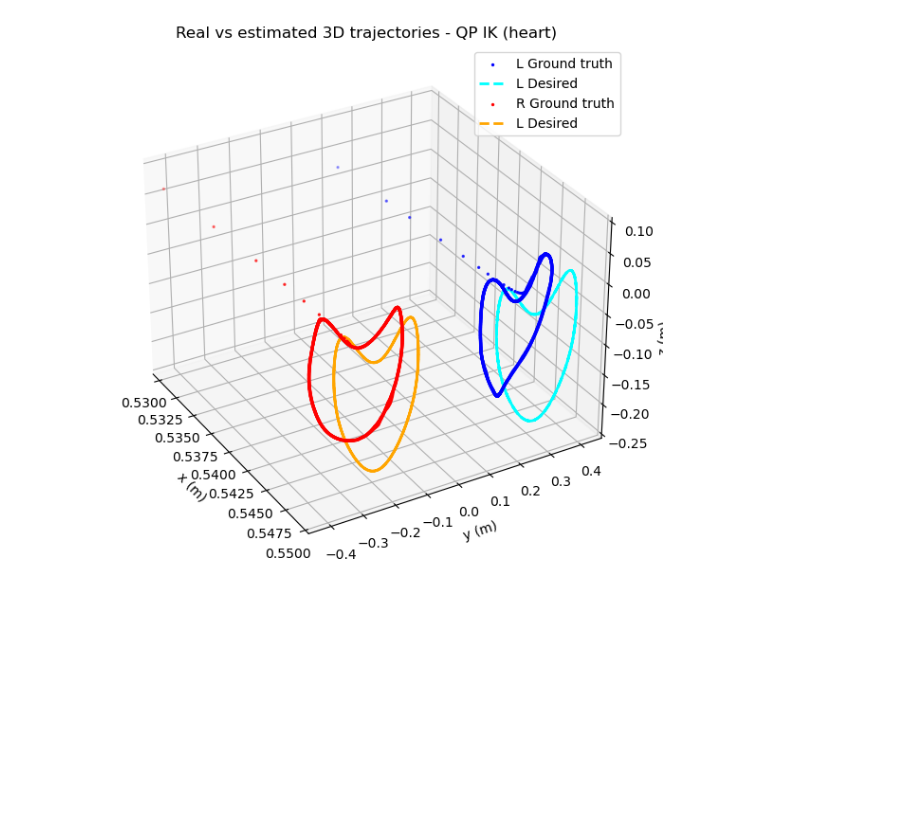
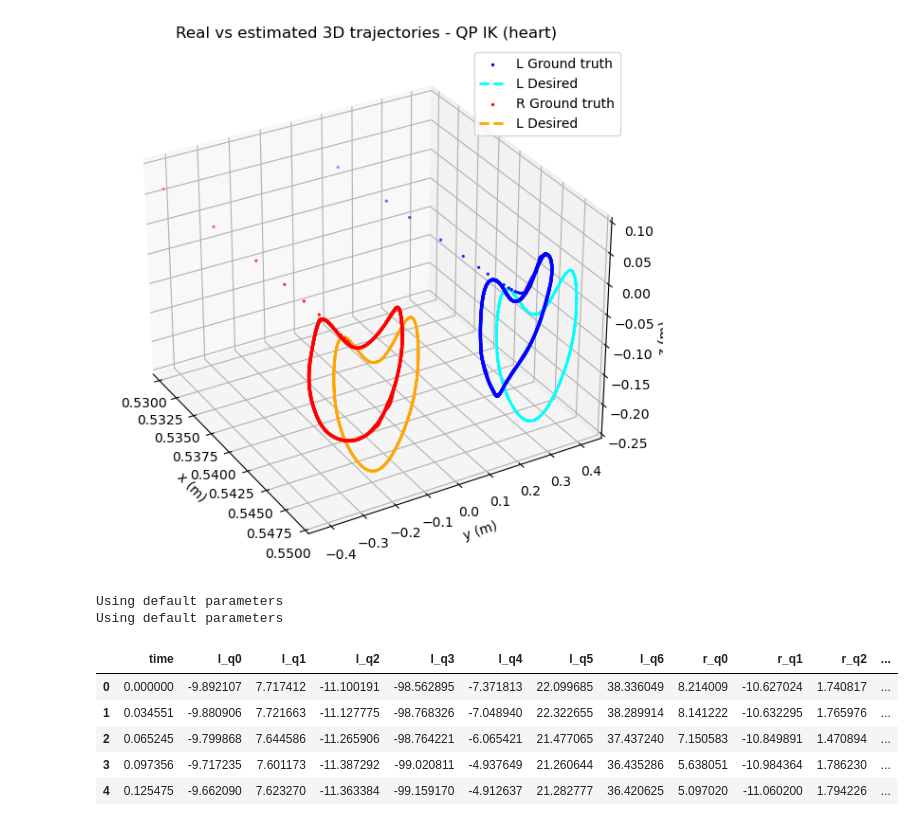
Before and after one commit to pollen-robotics/reachy2_qpik, a Jupyter notebook: src/example/metrics_eval.ipynb, the cells around one changed output. Drawn from its saved outputs; the diff is of its cells as text; code cells hidden in the pictures; blank space fills up the shorter version.

```diff
--- a/src/example/metrics_eval.ipynb
+++ b/src/example/metrics_eval.ipynb
@@ -526,3 +526,50 @@ for name, df in zip(["Symbolic IK", "Jacobian IK", "QP IK"], [df_sym, df_num, df
 [figure]
 [figure]
 [figure]
+# %%
+import math
+import numpy as np
+from reachy2_symbolic_ik.symbolic_ik import SymbolicIK
+
+
+filepath = "data/sym_hello_world.csv"
+df = pd.read_csv(filepath, sep=",", header=0).copy()
+# df = df.dropna()
+
+
+def pose_matrix_to_goal(pose_mat):
+    """
+    pose_mat: 4x4 numpy array
+    returns: np.array([position_list, [roll, pitch, yaw]]) where angles in radians
+    """
+    R = pose_mat[:3, :3]
+    t = pose_mat[:3, 3].tolist()
+
+    sy = math.sqrt(R[0, 0] ** 2 + R[1, 0] ** 2)
+    singular = sy < 1e-6
+
+    if not singular:
+        roll = math.atan2(R[2, 1], R[2, 2])
+        pitch = math.atan2(-R[2, 0], sy)
+        yaw = math.atan2(R[1, 0], R[0, 0])
+    else:
+        roll = math.atan2(-R[1, 2], R[1, 1])
+        pitch = math.atan2(-R[2, 0], sy)
+        yaw = 0.0
+
+    return np.array([t, [roll, pitch, yaw]], dtype=float)
+
+
+symbolic_l = SymbolicIK(arm="l_arm")
+symbolic_r = SymbolicIK(arm="r_arm")
+
+display(df.head(5))
+# %% [output]
+Using default parameters
+Using default parameters
+|  | time | l_q0 | l_q1 | l_q2 | l_q3 | l_q4 | l_q5 | l_q6 | r_q0 | r_q1 | r_q2 | ... |
+| 0 | 0.000000 | -9.892107 | 7.717412 | -11.100191 | -98.562895 | -7.371813 | 22.099685 | 38.336049 | 8.214009 | -10.627024 | 1.740817 | ... |
+| 1 | 0.034551 | -9.880906 | 7.721663 | -11.127775 | -98.768326 | -7.048940 | 22.322655 | 38.289914 | 8.141222 | -10.632295 | 1.765976 | ... |
+| 2 | 0.065245 | -9.799868 | 7.644586 | -11.265906 | -98.764221 | -6.065421 | 21.477065 | 37.437240 | 7.150583 | -10.849891 | 1.470894 | ... |
+| 3 | 0.097356 | -9.717235 | 7.601173 | -11.387292 | -99.020811 | -4.937649 | 21.260644 | 36.435286 | 5.638051 | -10.984364 | 1.786230 | ... |
+| 4 | 0.125475 | -9.662090 | 7.623270 | -11.363384 | -99.159170 | -4.912637 | 21.282777 | 36.420625 | 5.097020 | -11.060200 | 1.794226 | ... |
```
Also changed, not shown: parts of 2 cells of this notebook, 14 other files.
